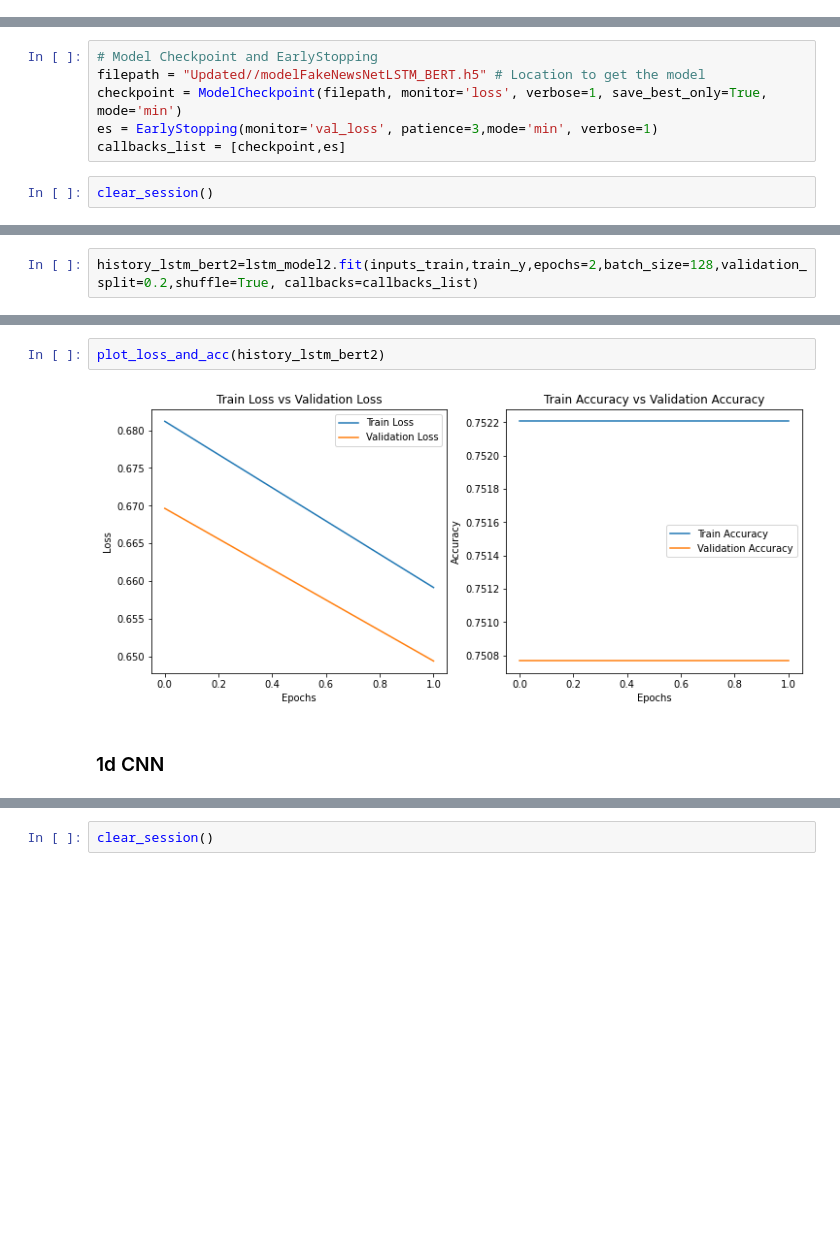
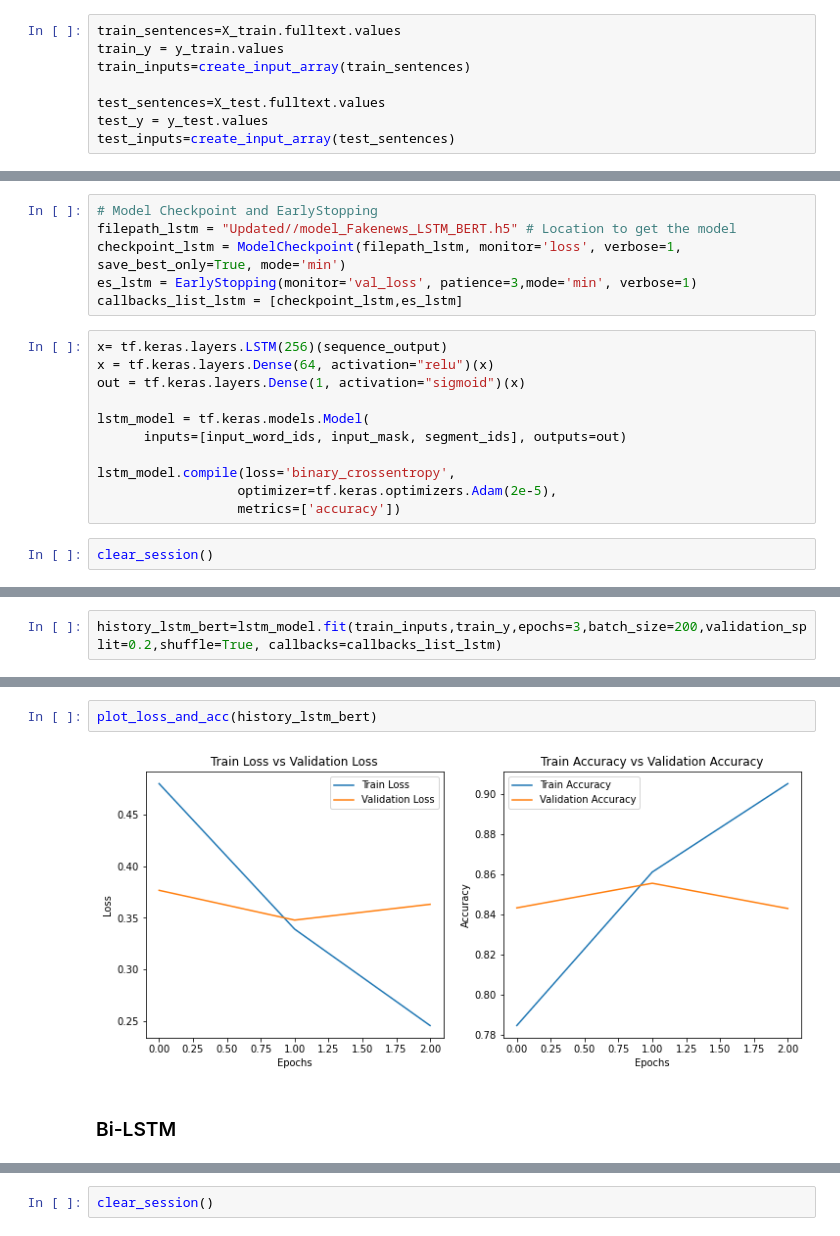
Before and after one commit to sobz2019/Fake-News-Classification-Web-Application, a Jupyter notebook: FakeNewsNet_DeepLearning_BERT_Embeddings.ipynb, the cells around one changed output, grey strips where cells are left out. Saved outputs shown, nothing was run; the diff lists cells and outputs as text; blank space fills up the shorter version.

```diff
--- a/FakeNewsNet_DeepLearning_BERT_Embeddings.ipynb
+++ b/FakeNewsNet_DeepLearning_BERT_Embeddings.ipynb
@@ -145,3 +219,11 @@ inputs_test=preprocessor(test_texts)
+# %%
+train_sentences=X_train.fulltext.values
+train_y = y_train.values
+train_inputs=create_input_array(train_sentences)
+
+test_sentences=X_test.fulltext.values
+test_y = y_test.values
+test_inputs=create_input_array(test_sentences)
 # %%
 import matplotlib.pyplot as plt
 
@@ -171,9 +253,20 @@ def plot_loss_and_acc(history):
 ### LSTM
 # %%
 # Model Checkpoint and EarlyStopping
-filepath = "Updated//modelFakeNewsNetLSTM_BERT.h5" # Location to get the model
-checkpoint = ModelCheckpoint(filepath, monitor='loss', verbose=1, save_best_only=True, mode='min')
-es = EarlyStopping(monitor='val_loss', patience=3,mode='min', verbose=1)
-callbacks_list = [checkpoint,es]
+filepath_lstm = "Updated//model_Fakenews_LSTM_BERT.h5" # Location to get the model
+checkpoint_lstm = ModelCheckpoint(filepath_lstm, monitor='loss', verbose=1, save_best_only=True, mode='min')
+es_lstm = EarlyStopping(monitor='val_loss', patience=3,mode='min', verbose=1)
+callbacks_list_lstm = [checkpoint_lstm,es_lstm]
+# %%
+x= tf.keras.layers.LSTM(256)(sequence_output)
+x = tf.keras.layers.Dense(64, activation="relu")(x)
+out = tf.keras.layers.Dense(1, activation="sigmoid")(x)
+
+lstm_model = tf.keras.models.Model(
+      inputs=[input_word_ids, input_mask, segment_ids], outputs=out)
+
+lstm_model.compile(loss='binary_crossentropy',
+                  optimizer=tf.keras.optimizers.Adam(2e-5),
+                  metrics=['accuracy'])
 # %%
 clear_session()
@@ -203,3 +293,3 @@ lstm_model2.compile(loss='binary_crossentropy',
 # %%
-history_lstm_bert2=lstm_model2.fit(inputs_train,train_y,epochs=2,batch_size=128,validation_split=0.2,shuffle=True, callbacks=callbacks_list)
+history_lstm_bert=lstm_model.fit(train_inputs,train_y,epochs=3,batch_size=200,validation_split=0.2,shuffle=True, callbacks=callbacks_list_lstm)
 # %% [output]
@@ -236,8 +329,8 @@ Epoch 2: loss did not improve from 0.63204
 # %%
-plot_loss_and_acc(history_lstm_bert2)
+plot_loss_and_acc(history_lstm_bert)
 # %% [output]
-[figure, old version]
+[figure, new version]
-# %% [markdown]
-### 1d CNN
+# %% [markdown]
+### Bi-LSTM
 # %%
 # Model Checkpoint and EarlyStopping
```
Also changed, not shown: parts of 36 cells of this notebook, 10 other files.
